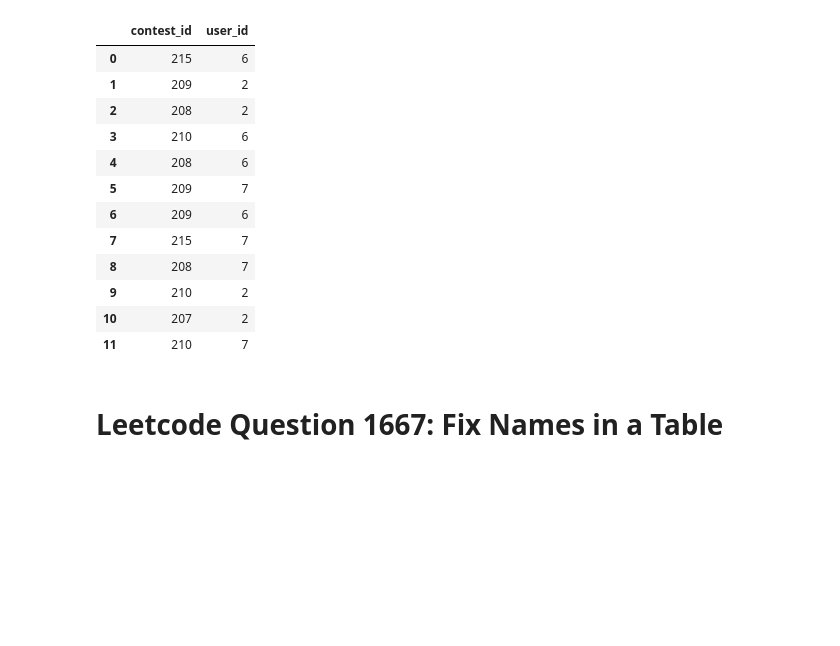
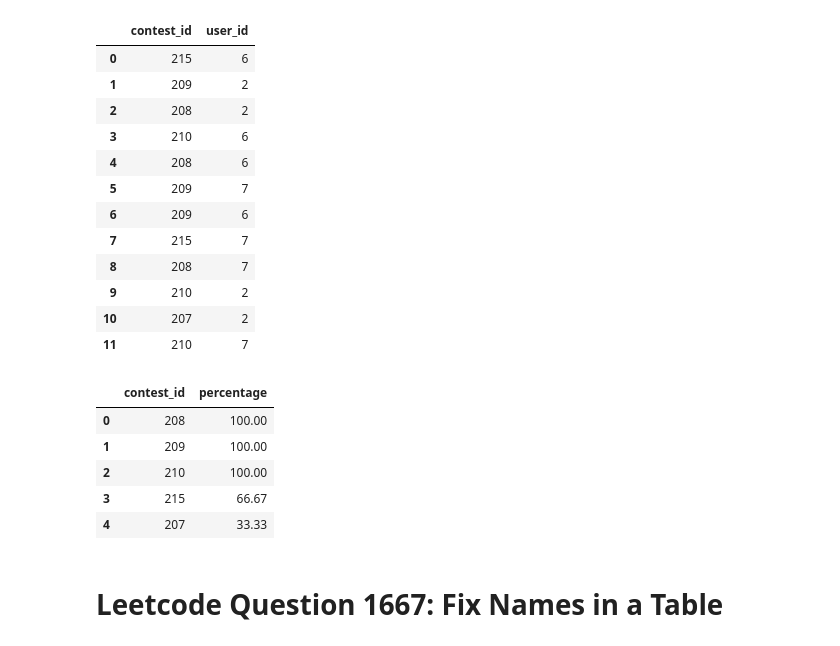
Before and after one commit to DanialArab/SQL, a Jupyter notebook: Leetcode_Database_Questions.ipynb, the cells around one changed output. Drawn from its saved outputs; the diff is of its cells as text; code cells hidden in the pictures; blank space fills up the shorter version.

```diff
--- a/Leetcode_Database_Questions.ipynb
+++ b/Leetcode_Database_Questions.ipynb
@@ -2462,6 +2462,24 @@ FROM Register
 | 9 | 210 | 2 |
 | 10 | 207 | 2 |
 | 11 | 210 | 7 |
+# %%
+pd.read_sql("""
+SELECT
+    contest_id,
+    ROUND(COUNT(user_id) / (
+                        SELECT COUNT(*) FROM Users
+                        ) * 100, 2) AS percentage
+FROM Register
+GROUP BY contest_id
+ORDER BY percentage DESC, contest_id
+""", con)
+# %% [output]
+|  | contest_id | percentage |
+| 0 | 208 | 100.00 |
+| 1 | 209 | 100.00 |
+| 2 | 210 | 100.00 |
+| 3 | 215 | 66.67 |
+| 4 | 207 | 33.33 |
 # %% [markdown]
 # Leetcode Question 1667: Fix Names in a Table
 # %%
```
